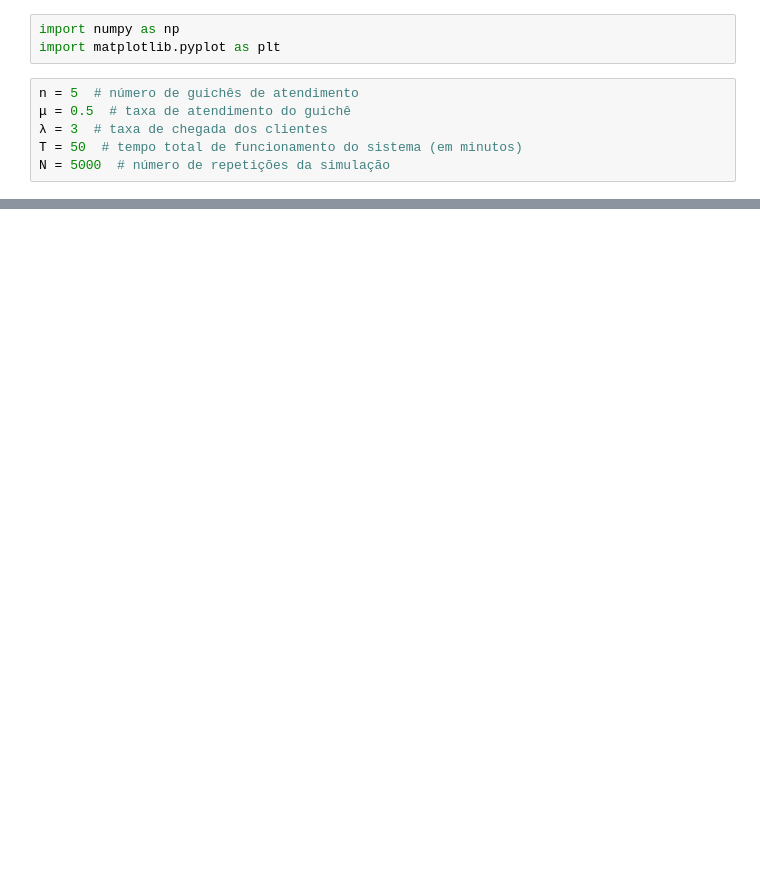
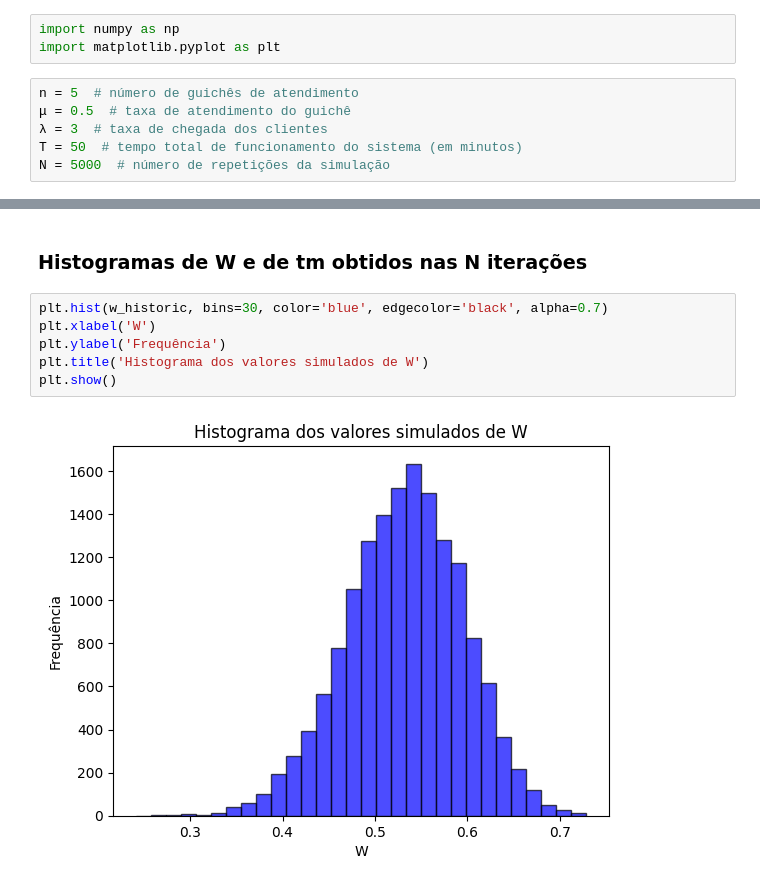
Before and after one commit to yagoprimerano/ep1-sist-complexos, a Jupyter notebook: main.ipynb, the cells around one changed output, grey strips where cells are left out. Cells and saved outputs as stored; diff of their text form; blank space fills up the shorter version.

```diff
--- a/main.ipynb
+++ b/main.ipynb
@@ -113,0 +144,10 @@ plt.show()
+# %% [markdown]
+### Histogramas de W e de tm obtidos nas N iterações
+# %%
+plt.hist(w_historic, bins=30, color='blue', edgecolor='black', alpha=0.7)
+plt.xlabel('W')
+plt.ylabel('Frequência')
+plt.title('Histograma dos valores simulados de W')
+plt.show()
+# %% [output]
+[figure, added]
```
Also changed, not shown: parts of 13 cells of this notebook.
